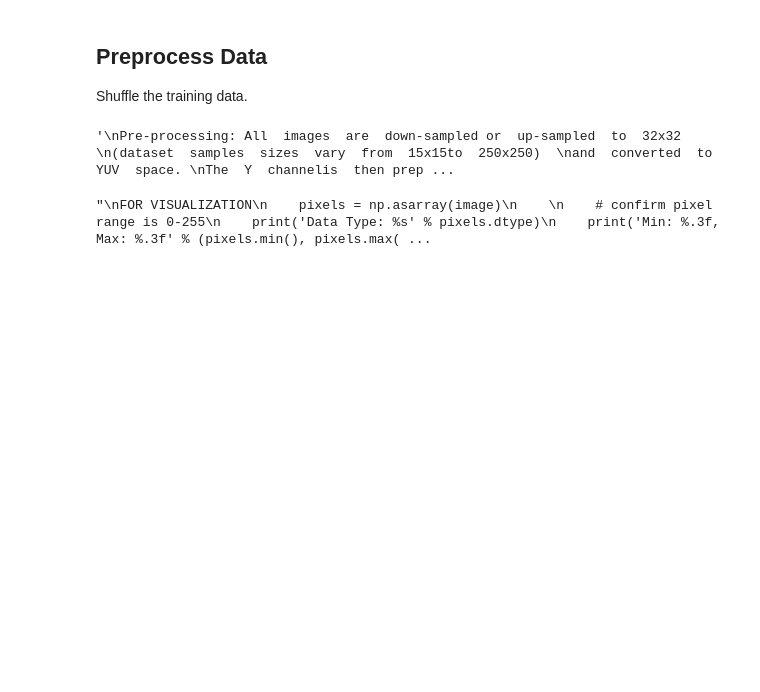
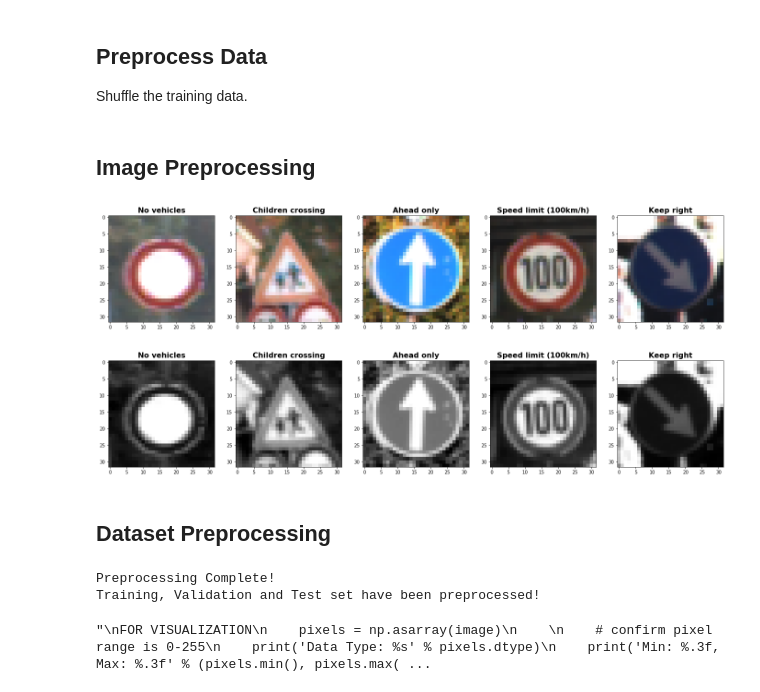
Before and after one commit to danyz91/CarND-Traffic-Sign-Classifier-Project, a Jupyter notebook: Traffic_Sign_Classifier.ipynb, the cells around one changed output. Drawn from its saved outputs; the diff is of its cells as text; code cells hidden in the pictures; blank space fills up the shorter version.

```diff
--- a/Traffic_Sign_Classifier.ipynb
+++ b/Traffic_Sign_Classifier.ipynb
@@ -344,51 +289,52 @@ Use the code cell (or multiple code cells, if necessary) to implement the first
 ## Preprocess Data
 
 Shuffle the training data.
-# %%
-from sklearn.utils import shuffle
-
-training_set_samples, training_set_labels = shuffle(training_set_samples, training_set_labels)
-# %%
-'''
-Pre-processing: All  images  are  down-sampled or  up-sampled  to  32x32
-(dataset  samples  sizes  vary  from  15x15to  250x250)
-and  converted  to  YUV  space.
-The  Y  channelis  then preprocessed with  global and local contrast normal-ization
-while  U and  V channels are  left unchanged.
-Globalnormalization first centers each image around its mean value,
-whereas local normalization (see II-B) emphasizes edges.
-Additionally,  we  build  a  jittered  dataset  by  adding  5transformed  versions  of  the
-original  training  set,  yielding 126,750 samples in total.
-Samples are randomly perturbed inposition  ([-2,2] pixels),  in  scale  ([.9,1.1] ratio)
-and  rotation([-15,+15]  degrees).
-
-'''
-# %% [output]
-'\nPre-processing: All  images  are  down-sampled or  up-sampled  to  32x32  \n(dataset  samples  sizes  vary  from  15x15to  250x250)  \nand  converted  to  YUV  space. \nThe  Y  channelis  then prep ...
+# %%
+
+
+training_set_samples_loaded, training_set_labels = shuffle(training_set_samples_loaded, training_set_labels)
+# %% [markdown]
+## Image Preprocessing
 # %%
-import cv2
 
 def preprocess_image(img):
 
     gray = cv2.cvtColor(img, cv2.COLOR_RGB2GRAY)
 
     pixels = np.asarray(gray)
     # convert from integers to floats
     pixels = pixels.astype('float32')
     # compute mean std
     mean, std = pixels.mean(), pixels.std()
     # global standardization of pixels
     pixels = (pixels - mean) / std
 
     return pixels.reshape(32,32,1)
 
-def preprocess_dataset(dataset):
-    els = [preprocess_image(img) for img in dataset]
-    return np.array(els)
 
-training_set_samples = preprocess_dataset(training_set_samples)
-validation_set_samples = preprocess_dataset(validation_set_samples)
-test_set_samples = preprocess_dataset(test_set_samples)
+sample_images = training_set_samples_loaded[indices]
+plot_images(sample_images, class_labels[training_set_labels[indices]])
+processed_sample_images = [preprocess_image(img) for img in sample_images]
+plot_images(processed_sample_images, class_labels[training_set_labels[indices]])
+# %% [output]
+[figure, added]
+[figure, added]
+# %% [markdown]
+## Dataset Preprocessing
+# %%
+def preprocess_dataset(dataset):
+    els = [preprocess_image(img) for img in dataset]
+    return np.array(els)
+
+
+training_set_samples = preprocess_dataset(training_set_samples_loaded)
+validation_set_samples = preprocess_dataset(validation_set_samples)
+test_set_samples = preprocess_dataset(test_set_samples)
+print('Preprocessing Complete!')
+print('Training, Validation and Test set have been preprocessed!')
+# %% [output]
+Preprocessing Complete!
+Training, Validation and Test set have been preprocessed!
 # %%
 '''
 FOR VISUALIZATION
```
Also changed, not shown: parts of 40 cells of this notebook, 19 other files.
